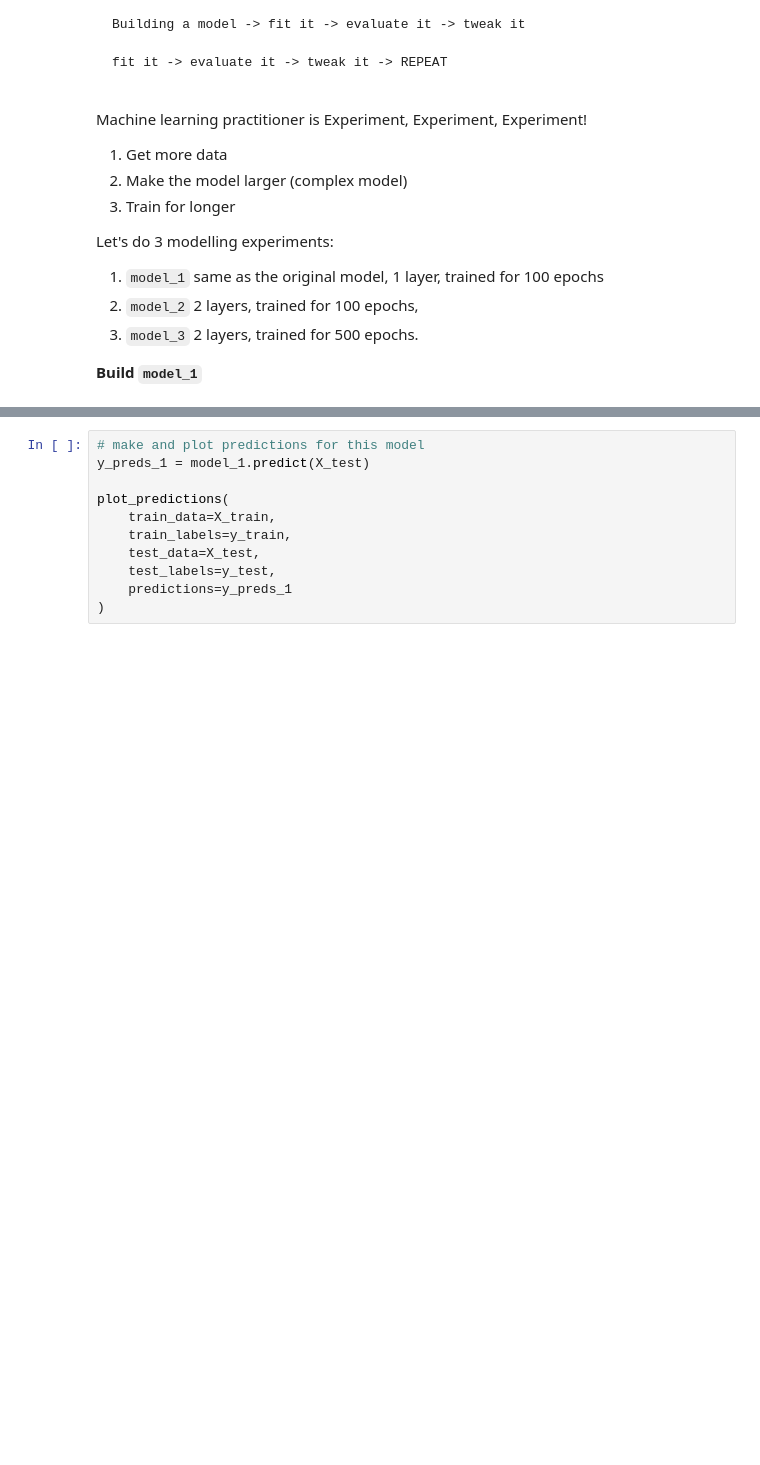
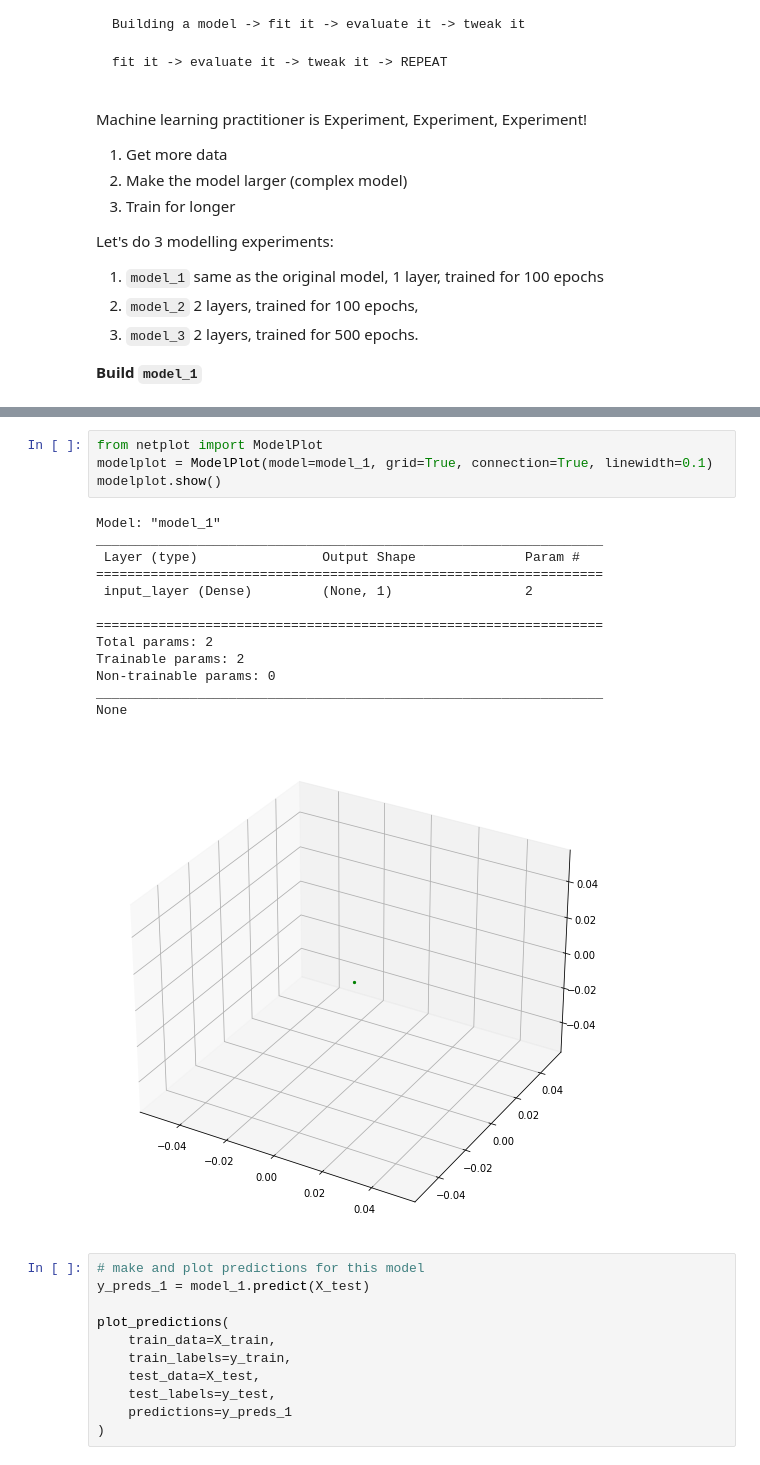
Before and after one commit to Auzlex/uwe-dsp, a Jupyter notebook: TF Neural Regression.ipynb, the cells around one changed output, grey strips where cells are left out. Cells and saved outputs as stored; diff of their text form; blank space fills up the shorter version.

```diff
--- a/TF Neural Regression.ipynb
+++ b/TF Neural Regression.ipynb
@@ -572,6 +597,24 @@ Epoch 99/100
 Epoch 100/100
 2/2 [==============================] - 0s 1ms/step - loss: 8.7067 - mae: 8.7067
 <keras.callbacks.History at 0x...>
+# %%
+from netplot import ModelPlot
+modelplot = ModelPlot(model=model_1, grid=True, connection=True, linewidth=0.1)
+modelplot.show()
+# %% [output]
+Model: "model_1"
+_________________________________________________________________
+ Layer (type)                Output Shape              Param #
+=================================================================
+ input_layer (Dense)         (None, 1)                 2
+
+=================================================================
+Total params: 2
+Trainable params: 2
+Non-trainable params: 0
+_________________________________________________________________
+None
+[figure, added]
 # %%
 # make and plot predictions for this model
 y_preds_1 = model_1.predict(X_test)
```
Also changed, not shown: parts of 11 cells of this notebook, 25 other files.
